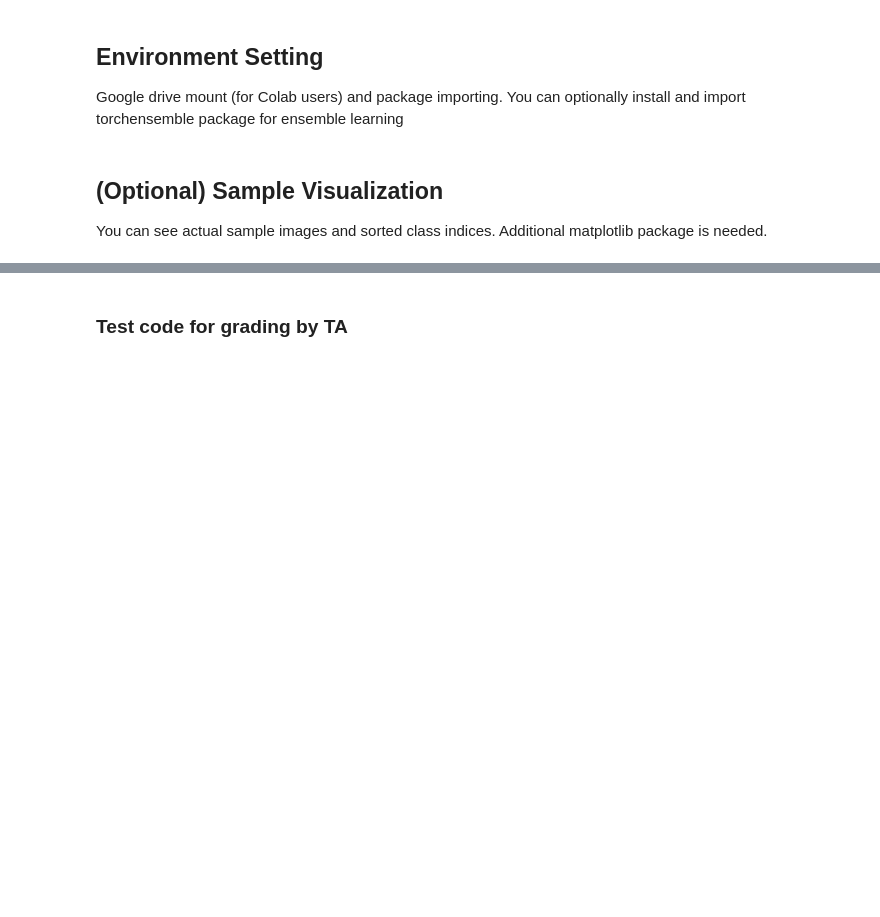
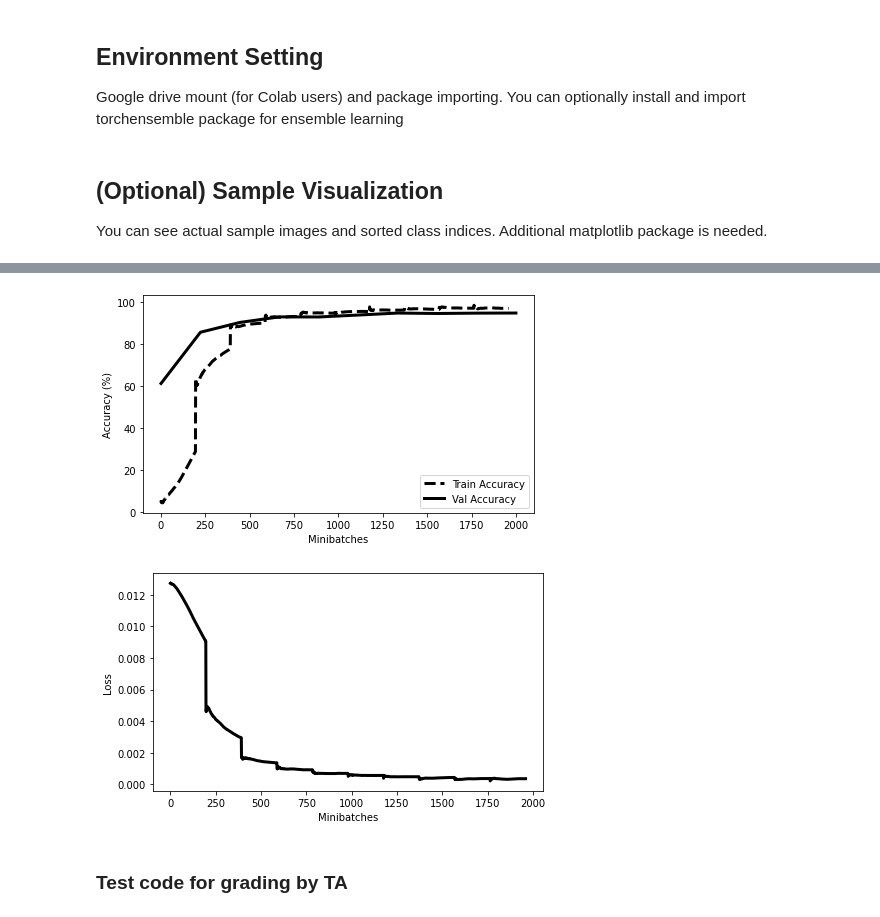
Before and after one commit to swpang/conv-lstm-mnist, a Jupyter notebook: normal/main_progress_normal.ipynb, the cells around one changed output, grey strips where cells are left out. Drawn from its saved outputs; the diff is of its cells as text; code cells hidden in the pictures; blank space fills up the shorter version.

```diff
--- a/normal/main_progress_normal.ipynb
+++ b/normal/main_progress_normal.ipynb
@@ -260,3 +298,22 @@ eval(valid_dl, load_path)
+# %%
+x = np.linspace(1,2000,10)
+
+fig, ax = plt.subplots(figsize=(7,4))
+ax.plot(train_acc, label='Train Accuracy', color='black', linestyle='dashed', linewidth=3)
+ax.plot(x, val_acc, label='Val Accuracy', color='black', linewidth=3)
+plt.xlabel('Minibatches')
+plt.ylabel('Accuracy (%)')
+plt.legend()
+plt.show()
+
+fig, ax = plt.subplots(figsize=(7,4))
+ax.plot(train_loss, label='Train Loss', color='black', linewidth=3)
+plt.xlabel('Minibatches')
+plt.ylabel('Loss')
+plt.show()
+# %% [output]
+[figure, added]
+[figure, added]
 # %% [markdown]
 ### Test code for grading by TA
 # %%
```
Also changed, not shown: parts of 12 cells of this notebook, 7 other files.
